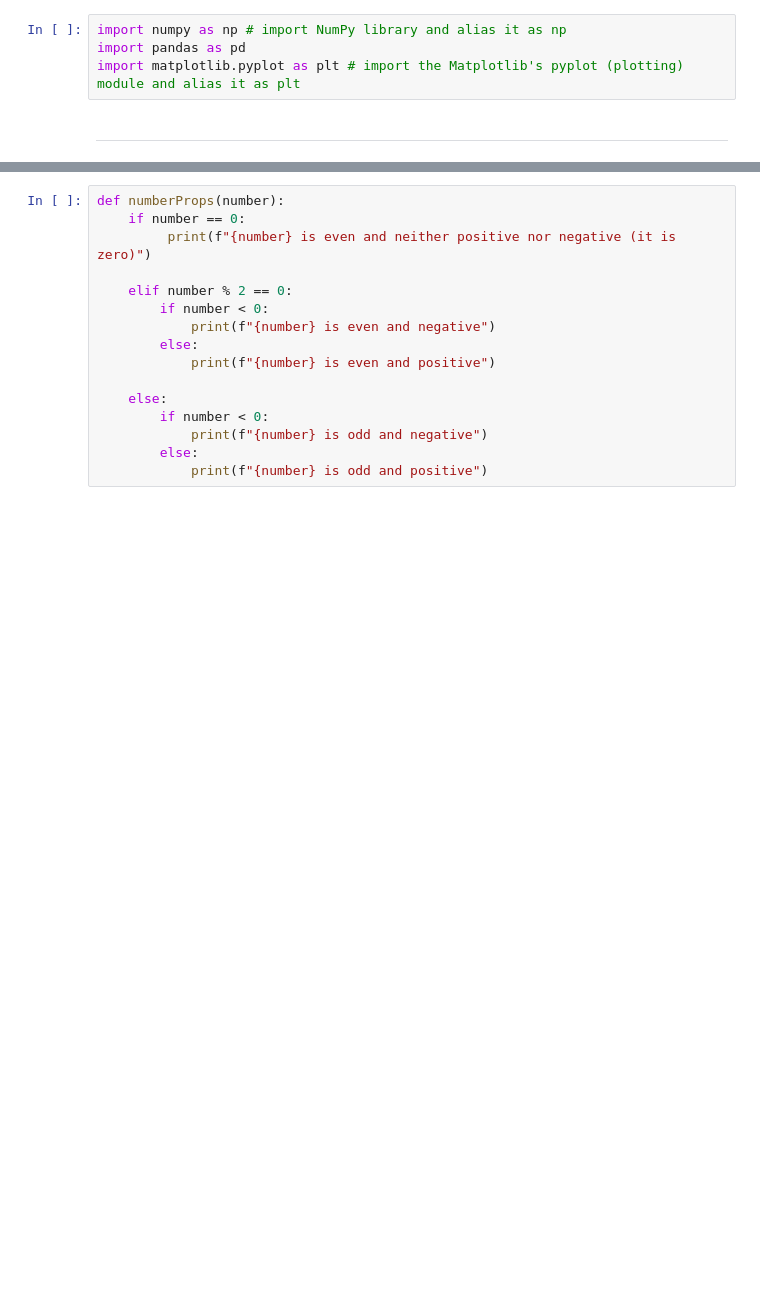
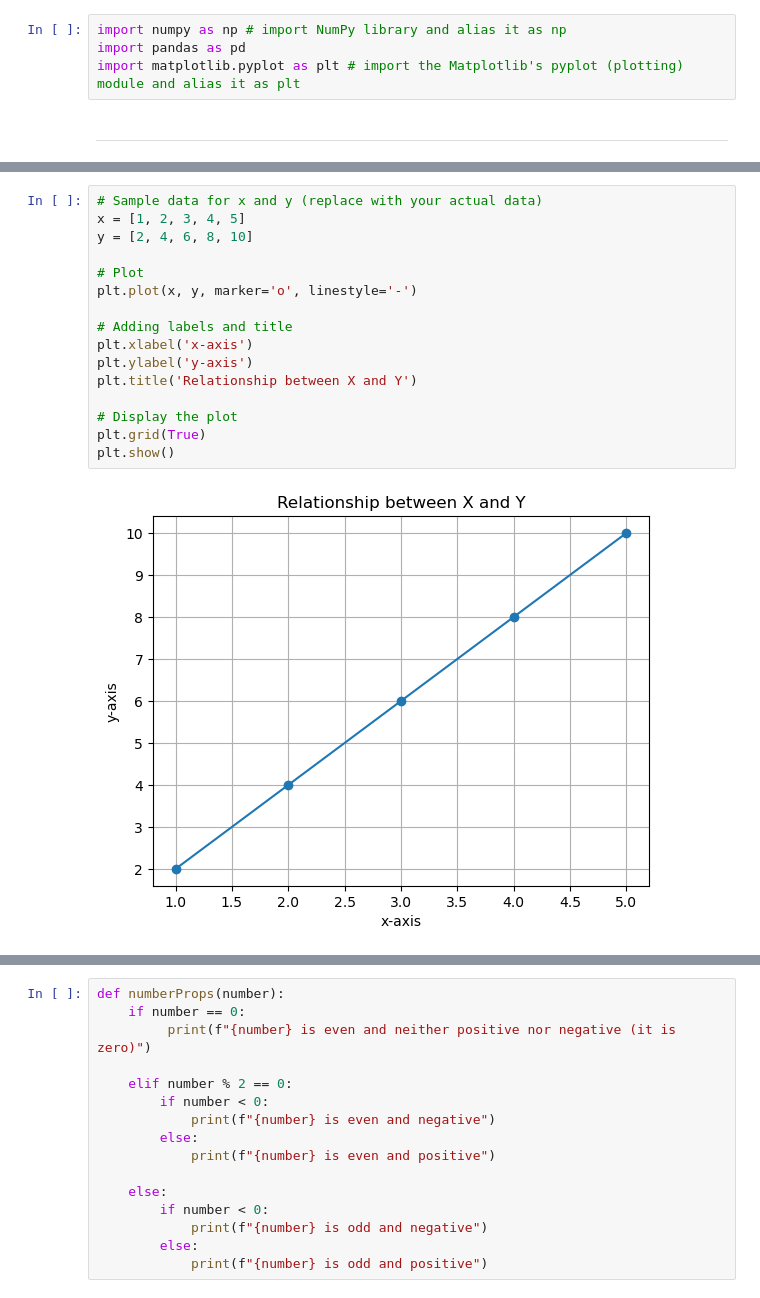
Before and after one commit to KristenScotti/Workshops, a Jupyter notebook: MATLABtoPython_ANSWERS.ipynb, the cells around one changed output, grey strips where cells are left out. Saved outputs shown, nothing was run; the diff lists cells and outputs as text; blank space fills up the shorter version.

```diff
--- a/MATLABtoPython_ANSWERS.ipynb
+++ b/MATLABtoPython_ANSWERS.ipynb
@@ -86,0 +109,18 @@ Here is the code snippet you obtained from Stack Overflow:
+# %%
+# Sample data for x and y (replace with your actual data)
+x = [1, 2, 3, 4, 5]
+y = [2, 4, 6, 8, 10]
+
+# Plot
+plt.plot(x, y, marker='o', linestyle='-')
+
+# Adding labels and title
+plt.xlabel('x-axis')
+plt.ylabel('y-axis')
+plt.title('Relationship between X and Y')
+
+# Display the plot
+plt.grid(True)
+plt.show()
+# %% [output]
+[figure, added]
```
Also changed, not shown: parts of 10 cells of this notebook, 1 other file.
